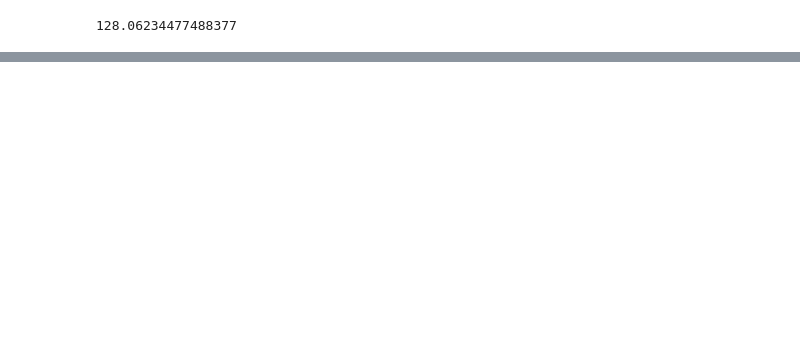
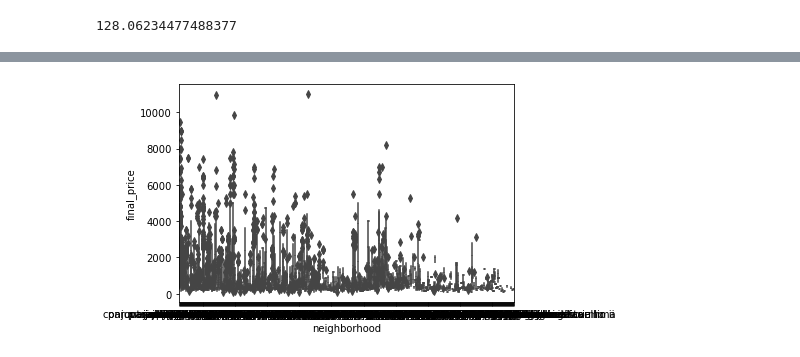
Before and after one commit to FernandoRFranca/Coursera_Capstone, a Jupyter notebook: Coursera Data Science Final Project.ipynb, the cells around one changed output, grey strips where cells are left out. Cells and saved outputs as stored; diff of their text form; code cells hidden in the pictures; blank space fills up the shorter version.

```diff
--- a/Coursera Data Science Final Project.ipynb
+++ b/Coursera Data Science Final Project.ipynb
@@ -345,0 +618,4 @@ df.describe()
+# %%
+df_neighborhood_vs_price = pd.DataFrame([df_original["neighborhood"], df_original["final_price"]],dtype=float).transpose()
+# %%
+df_neighborhood_vs_price["final_price"] = df_neighborhood_vs_price["final_price"].astype('float')
@@ -345,0 +737,6 @@ df.describe()
+# %%
+import seaborn as sns
+
+ax = sns.boxplot(x="neighborhood", y="final_price", data=df_neighborhood_vs_price)
+# %% [output]
+[figure, added]
```
Also changed, not shown: parts of 104 cells of this notebook, 6 other files.
